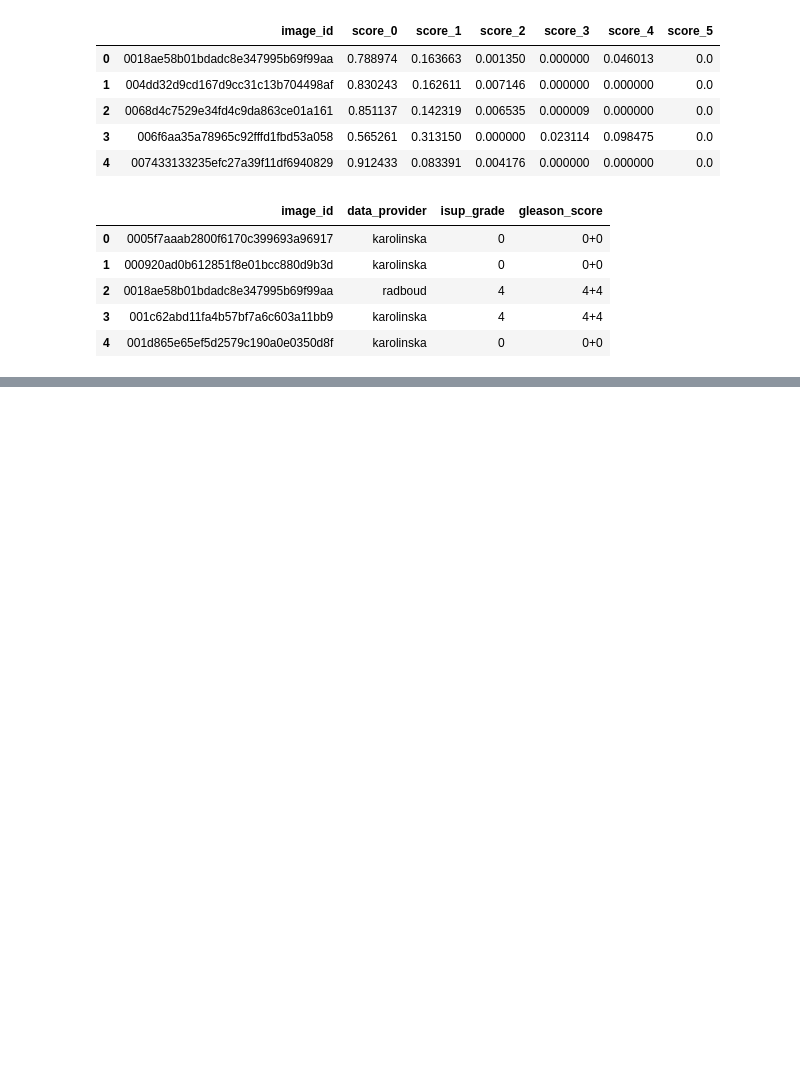
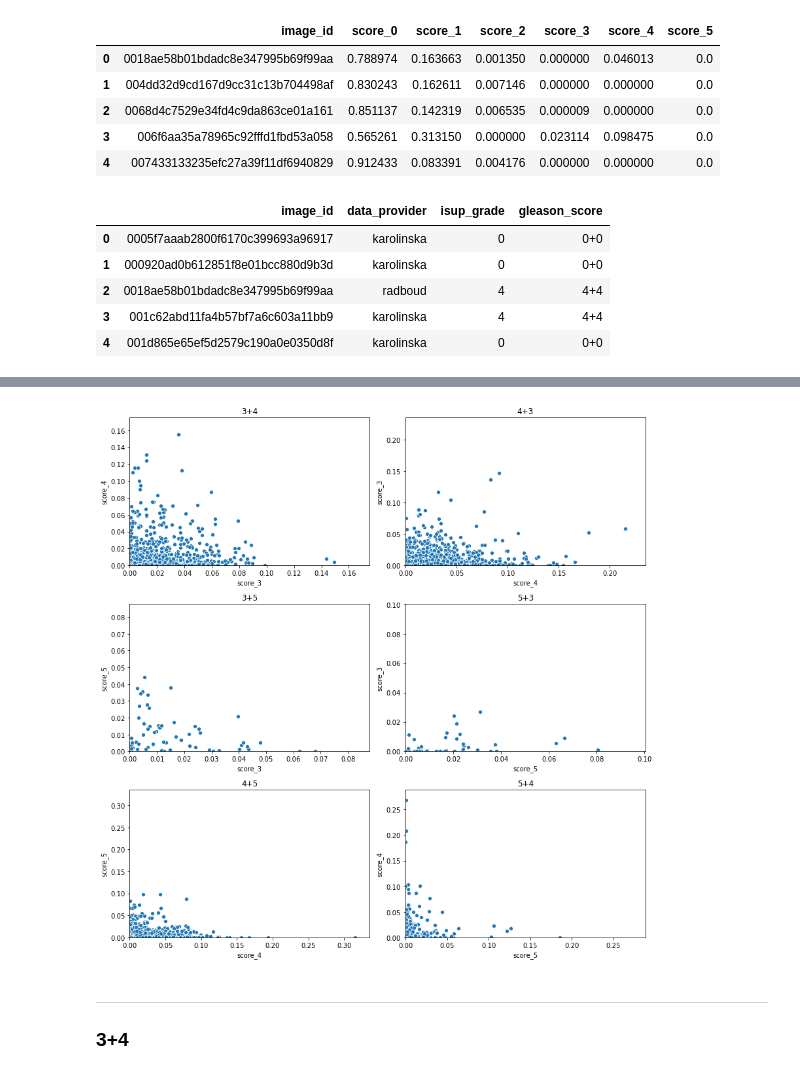
Before and after one commit to navitacion/prostate-cancer-grade-assessment-challenge, a Jupyter notebook: notebook/Check_score.ipynb, the cells around one changed output, grey strips where cells are left out. Saved outputs shown, nothing was run; the diff lists cells and outputs as text; code cells hidden in the pictures; blank space fills up the shorter version.

```diff
--- a/notebook/Check_score.ipynb
+++ b/notebook/Check_score.ipynb
@@ -38,13 +40,3 @@ df.head()
 | 2 | 0068d4c7529e34fd4c9da863ce01a161 | 0.851137 | 0.142319 | 0.006535 | 0.000009 | 0.000000 | 0.0 | radboud | 3 | ... |
 | 3 | 006f6aa35a78965c92fffd1fbd53a058 | 0.565261 | 0.313150 | 0.000000 | 0.023114 | 0.098475 | 0.0 | radboud | 3 | ... |
 | 4 | 007433133235efc27a39f11df6940829 | 0.912433 | 0.083391 | 0.004176 | 0.000000 | 0.000000 | 0.0 | radboud | 0 | ... |
-# %%
-tar = 0
-for i in range(6):
-    temp = df[df['isup_grade'] == i].reset_index(drop=True)
-    temp = temp[['score_0', 'score_1', 'score_2', 'score_3', 'score_4', 'score_5']]
-
-    print(f'isup_grade: {i}')
-
-    print(temp.mean())
-    print('#'*20)
@@ -69 +116,23 @@ dtype: float64
+# %%
+# Check Score_3~5 ScatterPlot
+fig, axes = plt.subplots(nrows=3, ncols=2, figsize=(12, 12))
+for score, ax in zip(['3+4', '4+3', '3+5', '5+3', '4+5', '5+4'], axes.ravel()):
+
+    p = score.split('+')[0]
+    s = score.split('+')[1]
+    temp = df[df['gleason_score'] == score].reset_index(drop=True)
+    lim = max(temp[f'score_{p}'].max(), temp[f'score_{s}'].max())
+
+    sns.scatterplot(x=f'score_{p}', y=f'score_{s}', data=temp, ax=ax)
+    ax.set_xlim(0, lim+0.02)
+    ax.set_ylim(0, lim+0.02)
+    ax.set_title(score)
+
+plt.tight_layout()
+plt.show()
+# %% [output]
+[figure, added]
+# %% [markdown]
+---
+### 3+4
 # %%
```
Also changed, not shown: parts of 24 cells of this notebook, 3 other files.
